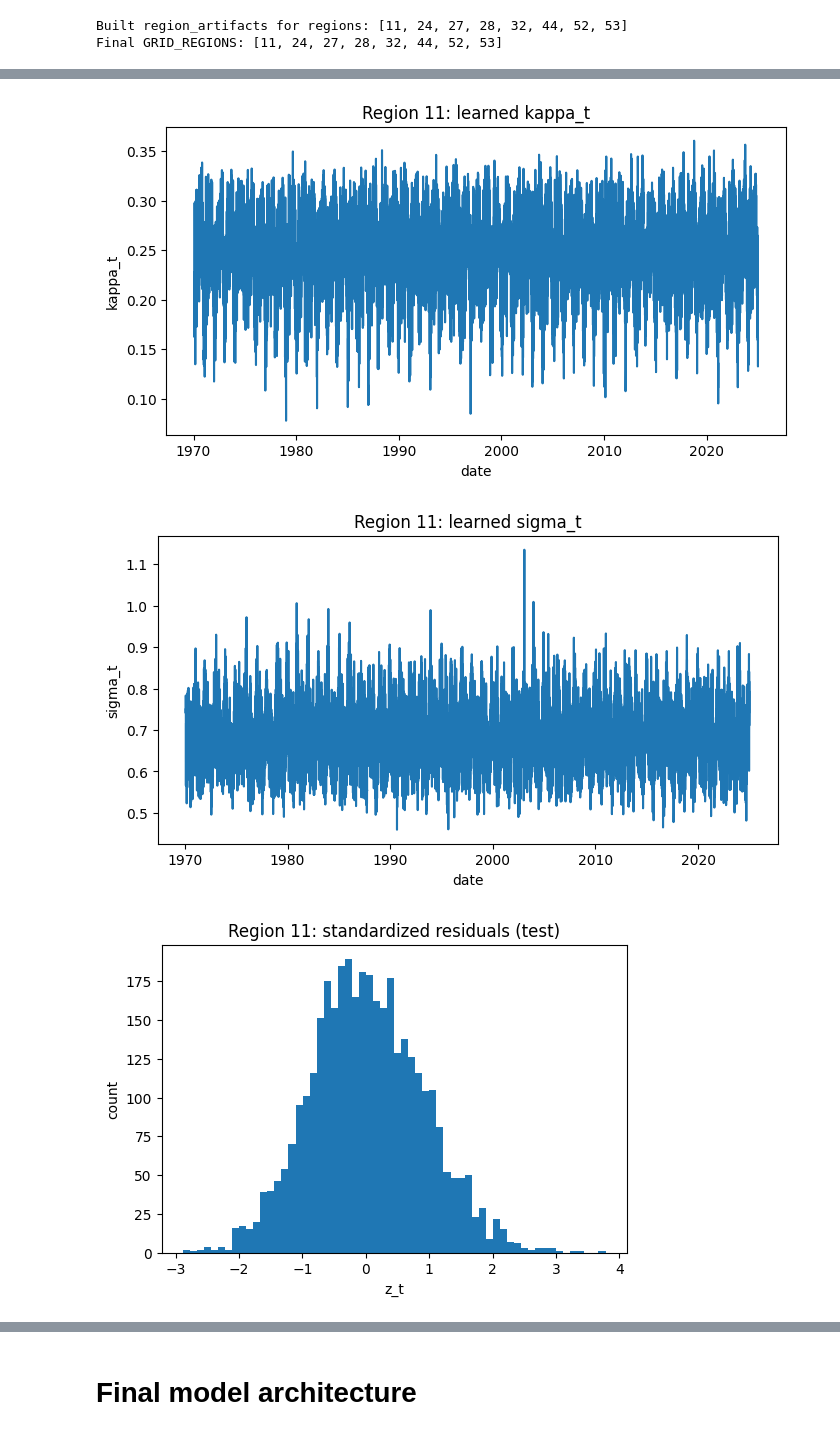
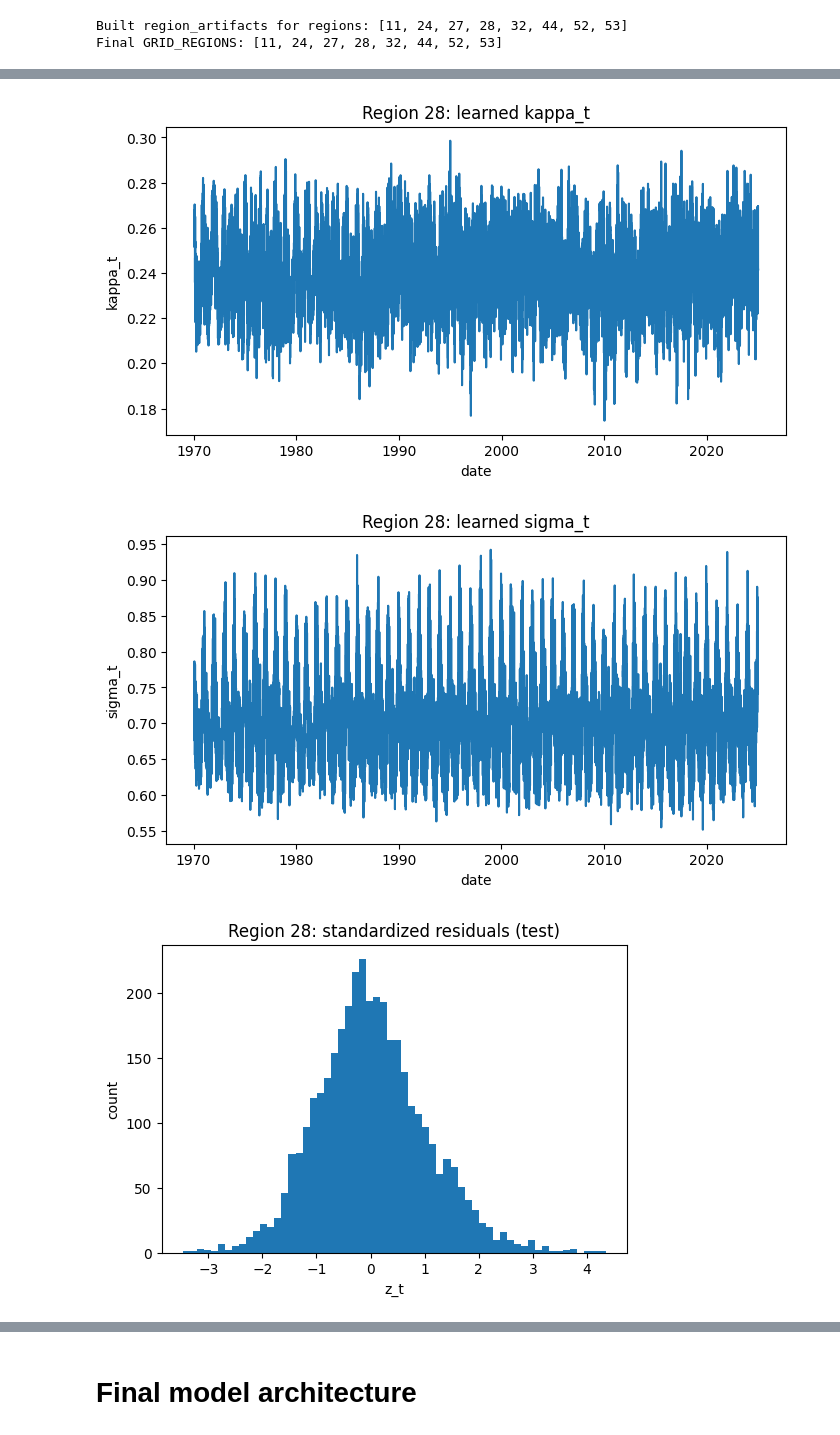
Before and after one commit to MarieLouiseLysholt/Masters_2026, a Jupyter notebook: OU+ML/Benth_OU_FF_NN_Calibration_PerRegion_regionspecific.ipynb, the cells around one changed output, grey strips where cells are left out. Cells and saved outputs as stored; diff of their text form; code cells hidden in the pictures.

```diff
--- a/OU+ML/Benth_OU_FF_NN_Calibration_PerRegion_regionspecific.ipynb
+++ b/OU+ML/Benth_OU_FF_NN_Calibration_PerRegion_regionspecific.ipynb
@@ -379,7 +380,8 @@ def prepare_region_data_for_grid(region_id: int):
 
     window_dates = dfr.loc[idx_t, "date"].reset_index(drop=True)
     train_mask = window_dates <= train_end_date
-    test_mask = (window_dates > train_end_date) & (window_dates <= test_end_date)
+    val_mask = (window_dates > train_end_date) & (window_dates <= val_end_date)
+    test_mask = (window_dates > val_end_date) & (window_dates <= test_end_date)
 
     return {
         "dfr": dfr,
@@ -392,6 +394,7 @@ def prepare_region_data_for_grid(region_id: int):
         "idx_t": idx_t,
         "window_dates": window_dates,
         "train_mask": train_mask.to_numpy(),
+        "val_mask": val_mask.to_numpy(),
         "test_mask": test_mask.to_numpy(),
     }
 
@@ -404,6 +407,7 @@ def fit_and_evaluate_config_for_region(region_id: int, hidden: int, activation:
     x_t = data["x_t"]
     x_tp1 = data["x_tp1"]
     train_mask = data["train_mask"]
+    val_mask = data["val_mask"]
     test_mask = data["test_mask"]
     x_mean = data["x_mean"]
     x_std = data["x_std"]
@@ -421,9 +425,9 @@ def fit_and_evaluate_config_for_region(region_id: int, hidden: int, activation:
     x_t_train = torch.tensor(x_t[train_mask], dtype=torch.float32, device=device)
     x_tp1_train = torch.tensor(x_tp1[train_mask], dtype=torch.float32, device=device)
 
-    X_test = torch.tensor(X_in[test_mask], dtype=torch.float32, device=device)
-    x_t_test = x_t[test_mask]
-    x_tp1_test = x_tp1[test_mask]
+    X_val = torch.tensor(X_in[val_mask], dtype=torch.float32, device=device)
+    x_t_val = x_t[val_mask]
+    x_tp1_val = x_tp1[val_mask]
 
     model = CalibNetFlexible(
         in_dim=X_train.shape[1],
@@ -457,12 +461,12 @@ def fit_and_evaluate_config_for_region(region_id: int, hidden: int, activation:
         if epoch % GRID_EVAL_EVERY == 0 or epoch == 1:
             model.eval()
             with torch.no_grad():
-                kappa_te, sigma_te = model(X_test)
+                kappa_te, sigma_te = model(X_val)
 
             kappa_test = np.clip(kappa_te.detach().cpu().numpy(), 1e-6, None)
             sigma_test = np.clip(sigma_te.detach().cpu().numpy(), 1e-6, None)
 
-            mean_pred_z_test = x_t_test * np.exp(-kappa_test * DT)
+            mean_pred_z_test = x_t_val * np.exp(-kappa_test * DT)
             var_test_exact = np.clip(
                 (sigma_test ** 2) * (1.0 - np.exp(-2.0 * kappa_test * DT)) / (2.0 * kappa_test),
                 1e-6,
@@ -472,7 +476,7 @@ def fit_and_evaluate_config_for_region(region_id: int, hidden: int, activation:
             test_nll = float(np.mean(
                 0.5 * (
                     np.log(var_test_exact)
-                    + ((x_tp1_test - mean_pred_z_test) ** 2) / var_test_exact
+                    + ((x_tp1_ - mean_pred_z_test) ** 2) / var_test_exact
                 )
             ))
 
@@ -492,19 +496,19 @@ def fit_and_evaluate_config_for_region(region_id: int, hidden: int, activation:
 
     model.eval()
     with torch.no_grad():
-        kappa_te, sigma_te = model(X_test)
+        kappa_te, sigma_te = model(X_val)
 
     kappa_test = np.clip(kappa_te.detach().cpu().numpy(), 1e-6, None)
     sigma_test = np.clip(sigma_te.detach().cpu().numpy(), 1e-6, None)
 
-    mean_pred_z_test = x_t_test * np.exp(-kappa_test * DT)
+    mean_pred_z_test = x_t_val * np.exp(-kappa_test * DT)
     var_pred_z_test = np.clip(
         (sigma_test ** 2) * (1.0 - np.exp(-2.0 * kappa_test * DT)) / (2.0 * kappa_test),
         1e-6,
         None
     )
 
-    y_true = x_tp1_test * x_std + x_mean
+    y_true = x_tp1_val * x_std + x_mean
     y_pred = mean_pred_z_test * x_std + x_mean
     sigma_pred = np.sqrt(var_pred_z_test) * x_std
 
@@ -515,7 +519,7 @@ def fit_and_evaluate_config_for_region(region_id: int, hidden: int, activation:
     final_test_nll = float(np.mean(
         0.5 * (
             np.log(var_pred_z_test)
-            + ((x_tp1_test - mean_pred_z_test) ** 2) / var_pred_z_test
+            + ((x_tp1_val - mean_pred_z_test) ** 2) / var_pred_z_test
         )
     ))
 
@@ -797,13 +801,15 @@ FINAL_N_LAYERS = 2
 FINAL_EPOCHS = 800
 FINAL_LR = 1e-3
 FINAL_KAPPA_MAX = 0.5
-FINAL_WEIGHT_DECAY = 1e-5
+FINAL_WEIGHT_DECAY = 1e-4
+
 
 FINAL_GRAD_CLIP = 1.0
 FINAL_EVAL_EVERY = 10
 FINAL_EARLY_STOPPING = True
-FINAL_EARLY_STOP_PATIENCE = 20
-FINAL_EARLY_STOP_MIN_DELTA = 1e-4
+FINAL_EVAL_EVERY = 5
+FINAL_EARLY_STOP_PATIENCE = 15
+FINAL_EARLY_STOP_MIN_DELTA = 1e-5
 
 FINAL_MODEL_DIR = "../Outputs/final_models"
 os.makedirs(FINAL_MODEL_DIR, exist_ok=True)
@@ -1027,7 +1046,7 @@ Training final model for region 53...
 # FINAL MODEL DIAGNOSTIC PLOTS FOR ONE REGION
 # ============================================================
 
-REGION_TO_PLOT = GRID_REGIONS[0]
+REGION_TO_PLOT = GRID_REGIONS[3]
 
 art = final_region_artifacts[REGION_TO_PLOT]
 dfr = art["df"]
@@ -1070,3 +1089,3 @@ print("saved model:", art["save_path"])
-[figure, old version]
+[figure, new version]
-[figure, old version]
+[figure, new version]
-[figure, old version]
+[figure, new version]
```
Also changed, not shown: parts of 11 cells of this notebook, 9 other files.
